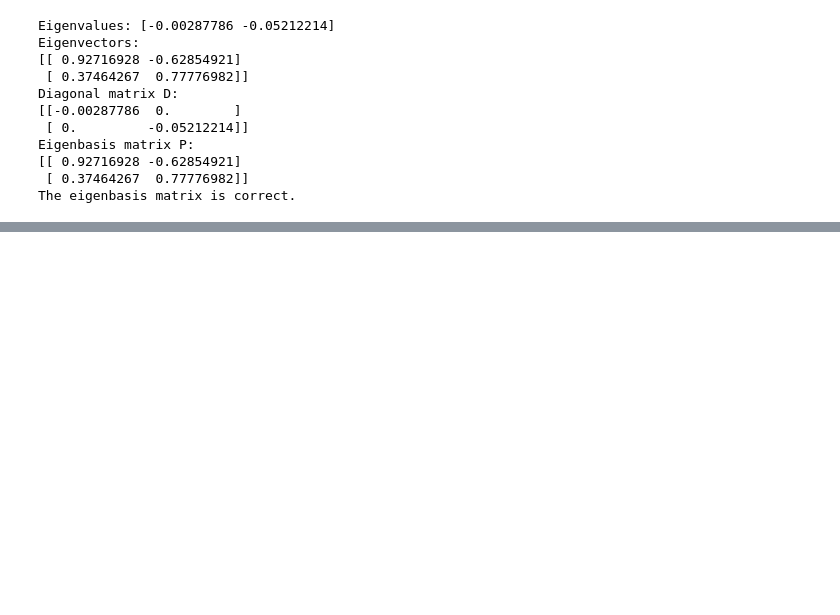
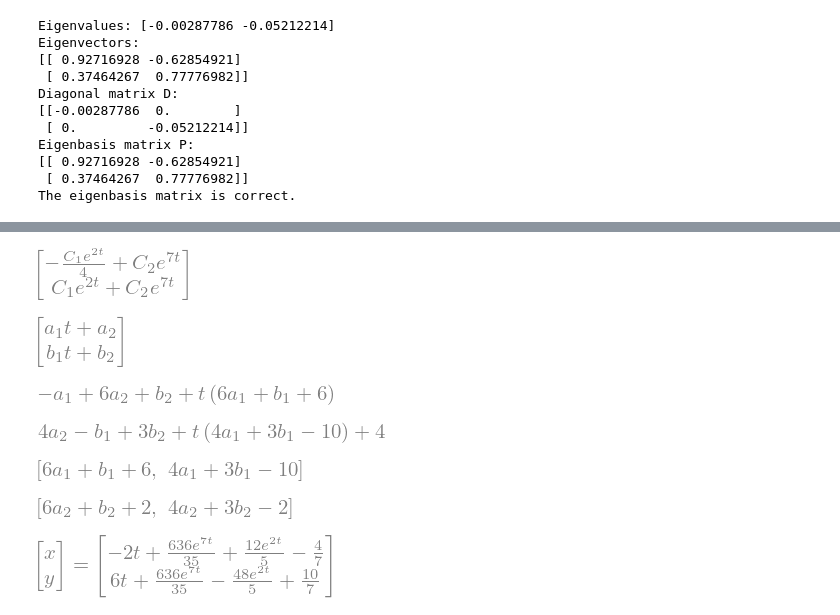
Before and after one commit to vint-j/Chemical-Engineering, a Jupyter notebook: Pastpapers/CP213/Differential_Equations_For_PPs.ipynb, the cells around one changed output, grey strips where cells are left out. Saved outputs shown, nothing was run; the diff lists cells and outputs as text; code cells hidden in the pictures; blank space fills up the shorter version.

```diff
--- a/Pastpapers/CP213/Differential_Equations_For_PPs.ipynb
+++ b/Pastpapers/CP213/Differential_Equations_For_PPs.ipynb
@@ -721,0 +737,42 @@ The eigenbasis matrix is correct.
+# %%
+c1,c2,a1,a2,b1,b2 = sp.symbols('C_1 C_2 a_1 a_2 b_1 b_2')
+
+Xc=c1*ev[0][2][0]*sp.exp(ev[0][0]*t)+c2*ev[1][2][0]*sp.exp(ev[1][0]*t)
+display(Xc)
+Xp=sp.Matrix([a1,b1])*t+sp.Matrix([a2,b2])
+display(Xp)
+# %% [output]
+[figure, added]
+[figure, added]
+# %%
+csteq=sp.Eq(Xp.diff(t),A*(Xp)+f)
+csteq
+eq1=csteq.rhs[0]-csteq.lhs[0]
+eq2=csteq.rhs[1]-csteq.lhs[1]
+display(eq1.factor(t),eq2.factor(t))
+# %% [output]
+[figure, added]
+[figure, added]
+# %%
+t_terms=[eq1.diff(t),eq2.diff(t)]
+display(t_terms)
+A1,B1=sp.solve(t_terms,[a1,b1])[a1],sp.solve(t_terms,[a1,b1])[b1]
+# %% [output]
+[figure, added]
+# %%
+nont_terms=[eq1.subs(t,0).subs(a1,A1),eq2.subs(t,0).subs(b1,B1)]
+display(nont_terms)
+A2,B2=sp.solve(nont_terms,[a2,b2])[a2],sp.solve(nont_terms,[a2,b2])[b2]
+# %% [output]
+[figure, added]
+# %%
+XP=Xp.subs({a1:A1,a2:A2,b1:B1,b2:B2})
+X=Xc+XP
+#ICS required lets say at t=0 x=20 and y=10
+icseq=X.subs(t,0)
+system3=[icseq[0]-20,icseq[1]-10]
+C1,C2=sp.solve(system3,[c1,c2])[c1],sp.solve(system3,[c1,c2])[c2]
+Xg=X.subs({c1:C1,c2:C2})
+display(sp.Eq(sp.Matrix([x,y]),Xg))
+# %% [output]
+[figure, added]
```
Also changed, not shown: parts of 2 cells of this notebook.
